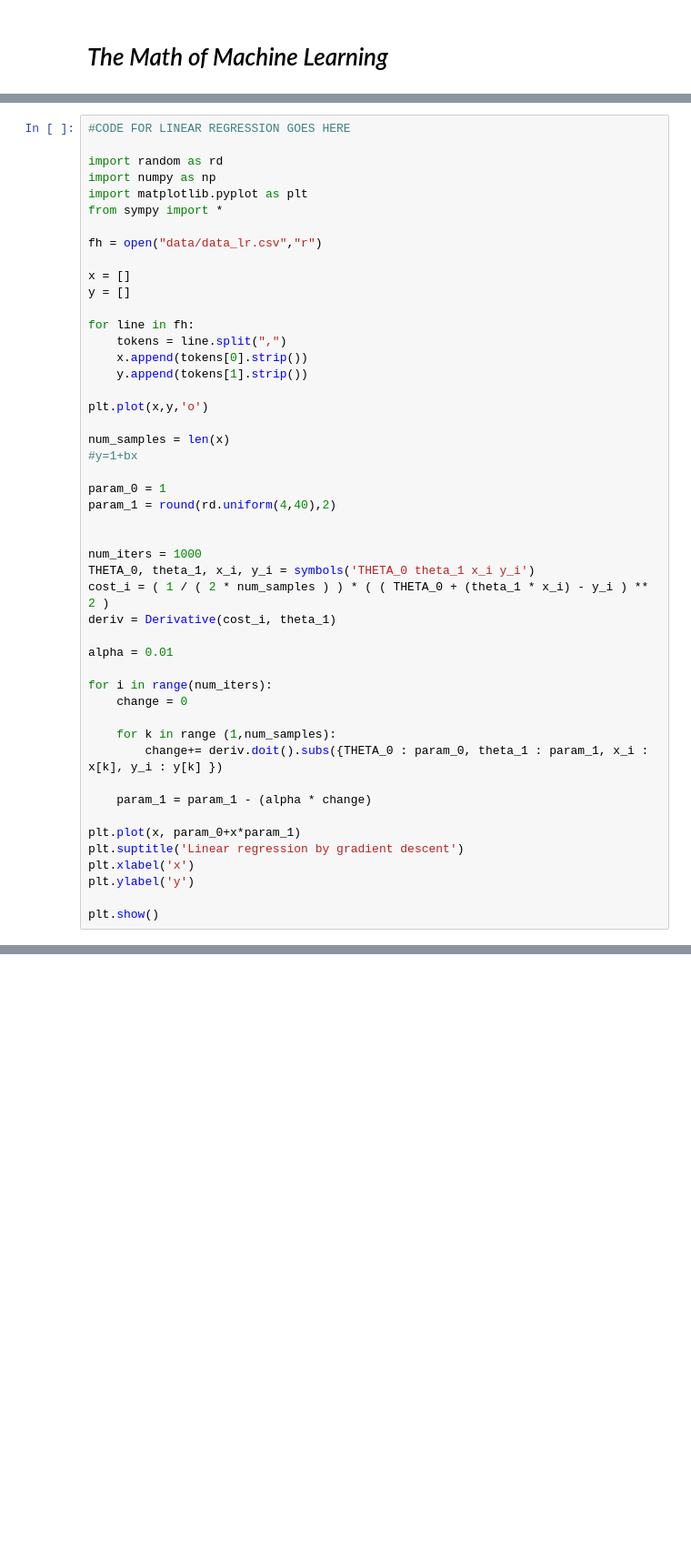
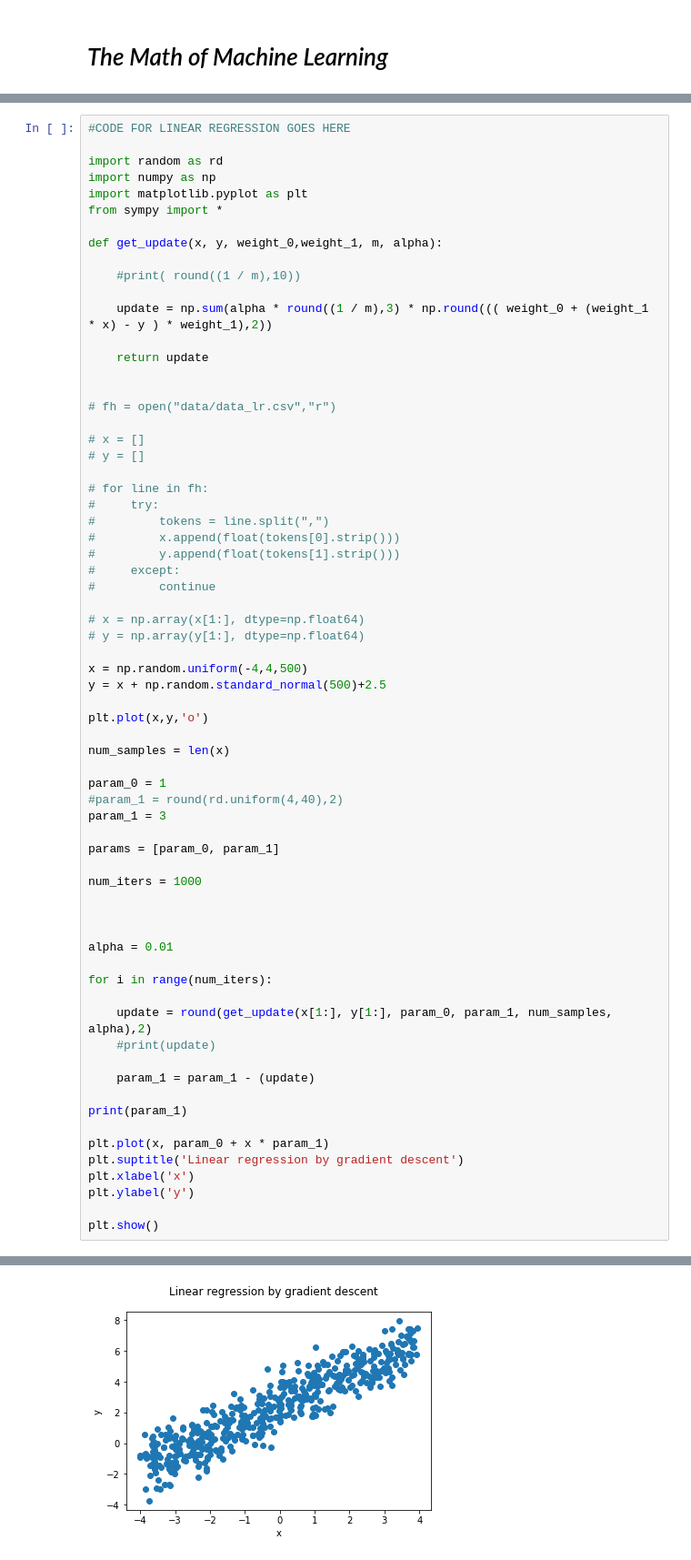
Before and after one commit to brihijoshi/Math_of_ML, a Jupyter notebook: math_of_ml.ipynb, the cells around one changed output, grey strips where cells are left out. Shown at 91% size. Drawn from its saved outputs; the diff is of its cells as text; blank space fills up the shorter version.

```diff
--- a/math_of_ml.ipynb
+++ b/math_of_ml.ipynb
@@ -184,41 +186,60 @@ import numpy as np
 import matplotlib.pyplot as plt
 from sympy import *
 
-fh = open("data/data_lr.csv","r")
+def get_update(x, y, weight_0,weight_1, m, alpha):
 
-x = []
-y = []
+    #print( round((1 / m),10))
 
-for line in fh:
-    tokens = line.split(",")
-    x.append(tokens[0].strip())
-    y.append(tokens[1].strip())
+    update = np.sum(alpha * round((1 / m),3) * np.round((( weight_0 + (weight_1 * x) - y ) * weight_1),2))
+
+    return update
+
+
+# fh = open("data/data_lr.csv","r")
+
+# x = []
+# y = []
+
+# for line in fh:
+#     try:
+#         tokens = line.split(",")
+#         x.append(float(tokens[0].strip()))
+#         y.append(float(tokens[1].strip()))
+#     except:
+#         continue
+
+# x = np.array(x[1:], dtype=np.float64)
+# y = np.array(y[1:], dtype=np.float64)
+
+x = np.random.uniform(-4,4,500)
+y = x + np.random.standard_normal(500)+2.5
 
 plt.plot(x,y,'o')
 
 num_samples = len(x)
-#y=1+bx
 
 param_0 = 1
-param_1 = round(rd.uniform(4,40),2)
+#param_1 = round(rd.uniform(4,40),2)
+param_1 = 3
+
+params = [param_0, param_1]
+
+num_iters = 1000
 
 
-num_iters = 1000
-THETA_0, theta_1, x_i, y_i = symbols('THETA_0 theta_1 x_i y_i')
-cost_i = ( 1 / ( 2 * num_samples ) ) * ( ( THETA_0 + (theta_1 * x_i) - y_i ) ** 2 )
-deriv = Derivative(cost_i, theta_1)
 
 alpha = 0.01
 
 for i in range(num_iters):
-    change = 0
 
-    for k in range (1,num_samples):
-        change+= deriv.doit().subs({THETA_0 : param_0, theta_1 : param_1, x_i : x[k], y_i : y[k] })
+    update = round(get_update(x[1:], y[1:], param_0, param_1, num_samples, alpha),2)
+    #print(update)
 
-    param_1 = param_1 - (alpha * change)
+    param_1 = param_1 - (update)
 
-plt.plot(x, param_0+x*param_1)
+print(param_1)
+
+plt.plot(x, param_0 + x * param_1)
 plt.suptitle('Linear regression by gradient descent')
 plt.xlabel('x')
 plt.ylabel('y')
@@ -228,0 +283 @@ ImportError: No module named 'sympy'
+[figure, added]
```
Also changed, not shown: parts of 2 cells of this notebook, 2 other files.
